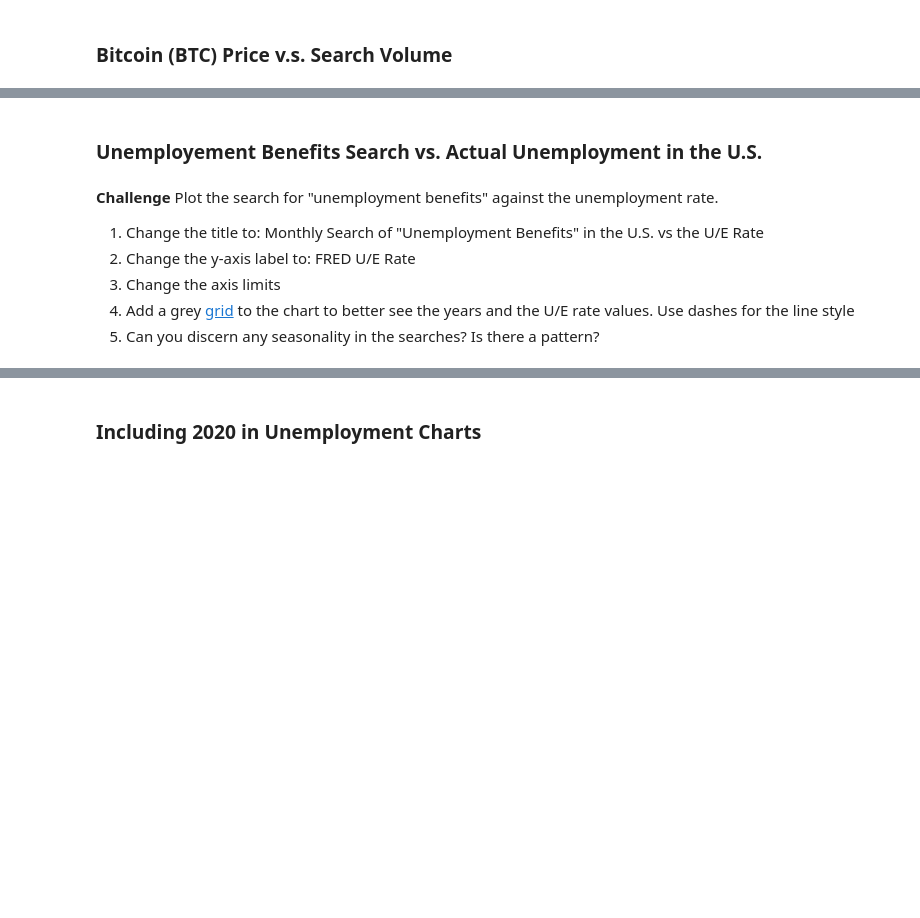
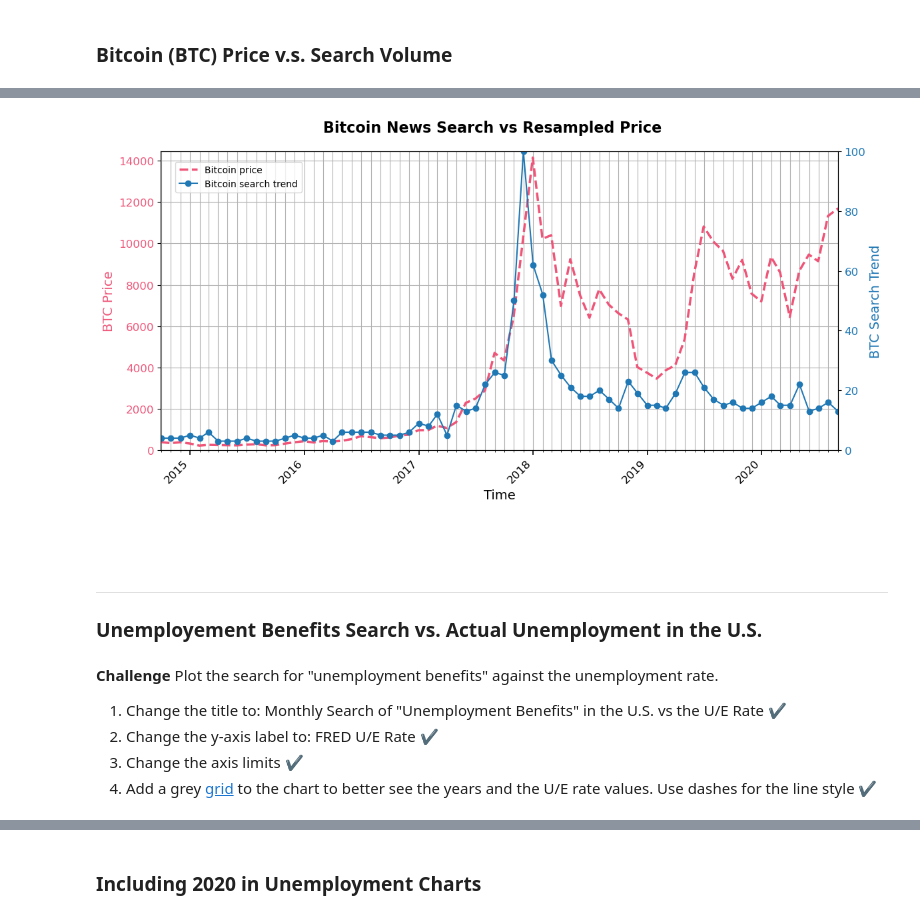
Before and after one commit to elsandb/data_science, a Jupyter notebook: Day74_time_series (google_trends_dataset)/Google_trends_Data_visualization.ipynb, the cells around one changed output, grey strips where cells are left out. Cells and saved outputs as stored; diff of their text form; code cells hidden in the pictures; blank space fills up the shorter version.

````diff
--- a/Day74_time_series (google_trends_dataset)/Google_trends_Data_visualization.ipynb
+++ b/Day74_time_series (google_trends_dataset)/Google_trends_Data_visualization.ipynb
@@ -330,9 +332,9 @@ tdf_btc_price_monthly = tdf_btc_price_daily.resample(rule='MS', label="left").me
 I could also have resampled based on a column with datetime objects, by passing ```on='clumn_name'```, instead of setting this column as the index.
 # %%
 # Set the DATE-column as index.
-tdf_btc_price = df_btc_price.set_index('DATE', inplace=False, drop=True)
-# tdf = time dataframe (the df has a DatetimeIndex).
-print(tdf_btc_price[:2])
+dft_btc_price = df_btc_price.set_index('DATE', inplace=False, drop=True)
+# dft = dataframe time (the df has a DatetimeIndex).
+print(dft_btc_price[:2])
 # %% [output]
                  CLOSE      VOLUME
 DATE
@@ -355,7 +357,7 @@ Instead of the average, we want to use the last available price of the month (th
 # %%
 # Resample df_btc_price from dayly to monthly, with the price at month-end:
-tdf_btc_price_monthly = tdf_btc_price.resample(rule='M').last()
-print(tdf_btc_price_monthly[:5])
+dft_btc_price_monthly = dft_btc_price.resample(rule='M').last()
+print(dft_btc_price_monthly[:5])
 # %% [output]
                  CLOSE      VOLUME
 DATE
@@ -515,9 +554,52 @@ plt.show()
+# %%
+fig, ax1 = plt.subplots(figsize=(12, 6), dpi=100)
+fig.suptitle('Bitcoin News Search vs Resampled Price', size=16, weight='bold')
+
+price_color = '#EF5578'
+ax1.plot(dft_btc_price_monthly.index, dft_btc_price_monthly.CLOSE, color=price_color, linewidth=2.5, linestyle='dashed', label='Bitcoin price')
+
+ax1.set_xlabel('Time', size=14)
+ax1.set_ylabel('BTC Price', size=14, color=price_color)
+
+ax1.set_xlim('2014-09-30', '2020-09-01')
+ax1.set_ylim(0, (dft_btc_price_monthly.CLOSE.max() + 300))
+
+ax1.tick_params(axis='x', labelsize=12, size=5, width=1.2)
+ax1.xaxis.set_major_locator(year_locator)
+ax1.xaxis.set_major_formatter(year_format)
+ax1.xaxis.set_minor_locator(month_locator)
+
+ax1.tick_params(axis='y', labelsize=12, labelcolor=price_color)
+
+
+search_color = "tab:blue"
+ax2 = ax1.twinx()
+
+ax2.plot(df_btc_search.MONTH, df_btc_search.BTC_NEWS_SEARCH, color=search_color, label='Bitcoin search trend', marker='o')
+
+ax2.set_ylabel('BTC Search Trend', size=14, color=search_color)
+ax2.set_ylim(0, df_btc_search.BTC_NEWS_SEARCH.max())
+ax2.tick_params(axis='y', labelsize=12, labelcolor=search_color)
+
+for label in ax1.get_xticklabels():
+    label.set(rotation=45, ha='right')
+
+fig.legend(loc=(0.1, 0.8))
+ax1.grid(visible=True, which='both')
+
+fig.tight_layout()
+plt.show()
+# %% [output]
+[figure, added]
 # %% [markdown]
+<br><br>
+
+---
+
 ### Unemployement Benefits Search vs. Actual Unemployment in the U.S.
 # %% [markdown]
 **Challenge** Plot the search for "unemployment benefits" against the unemployment rate.
-1. Change the title to: Monthly Search of "Unemployment Benefits" in the U.S. vs the U/E Rate <br>
-2. Change the y-axis label to: FRED U/E Rate <br>
-3. Change the axis limits <br>
-4. Add a grey [grid](https://matplotlib.org/3.2.1/api/_as_gen/matplotlib.pyplot.grid.html) to the chart to better see the years and the U/E rate values. Use dashes for the line style<br>
-5. Can you discern any seasonality in the searches? Is there a pattern?
+1. Change the title to: Monthly Search of "Unemployment Benefits" in the U.S. vs the U/E Rate ✔️<br>
+2. Change the y-axis label to: FRED U/E Rate ✔️<br>
+3. Change the axis limits ✔️<br>
+4. Add a grey [grid](https://matplotlib.org/3.2.1/api/_as_gen/matplotlib.pyplot.grid.html) to the chart to better see the years and the U/E rate values. Use dashes for the line style ✔️<br>
````
Also changed, not shown: parts of 27 cells of this notebook, 4 other files.
